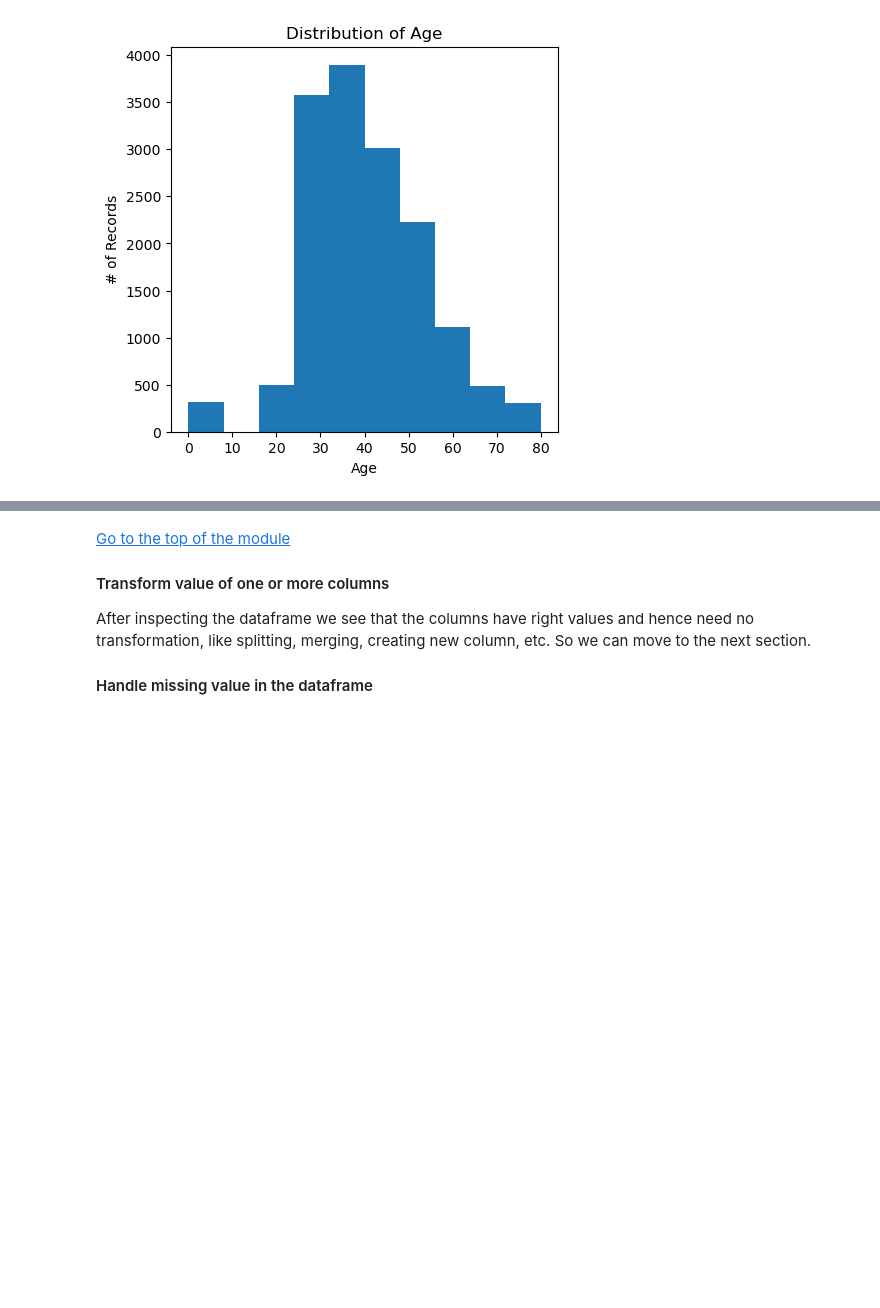
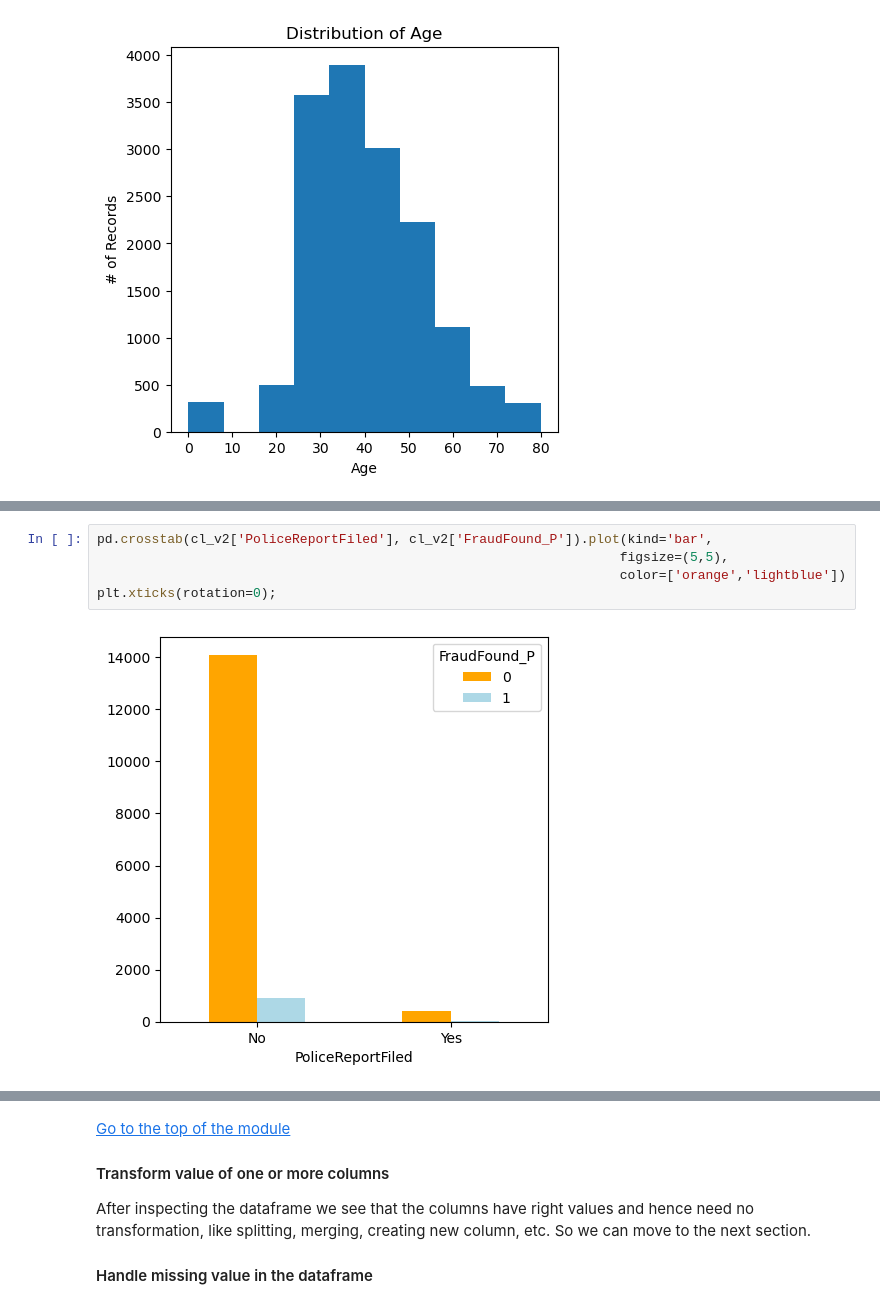
Before and after one commit to GoAshim/Machine-Learning, a Jupyter notebook: Classification/Machine Learning Project - Predict Fraud in Insurance Claim.ipynb, the cells around one changed output, grey strips where cells are left out. Cells and saved outputs as stored; diff of their text form; blank space fills up the shorter version.

```diff
--- a/Classification/Machine Learning Project - Predict Fraud in Insurance Claim.ipynb
+++ b/Classification/Machine Learning Project - Predict Fraud in Insurance Claim.ipynb
@@ -148,0 +176,7 @@ By observing the histogram of Age feature we see that it follow close to normal
+# %%
+pd.crosstab(cl_v2['PoliceReportFiled'], cl_v2['FraudFound_P']).plot(kind='bar',
+                                                                   figsize=(5,5),
+                                                                   color=['orange','lightblue'])
+plt.xticks(rotation=0);
+# %% [output]
+[figure, added]
```
Also changed, not shown: parts of 8 cells of this notebook.
